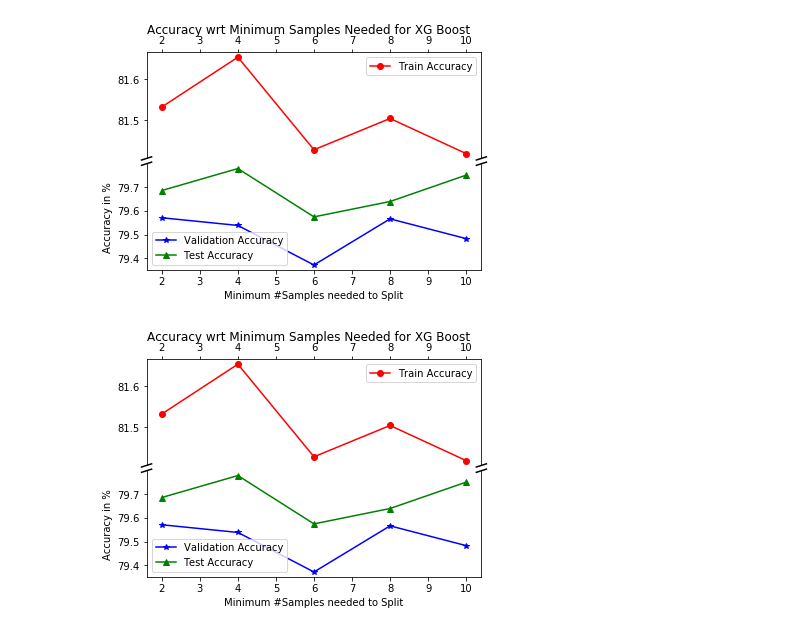
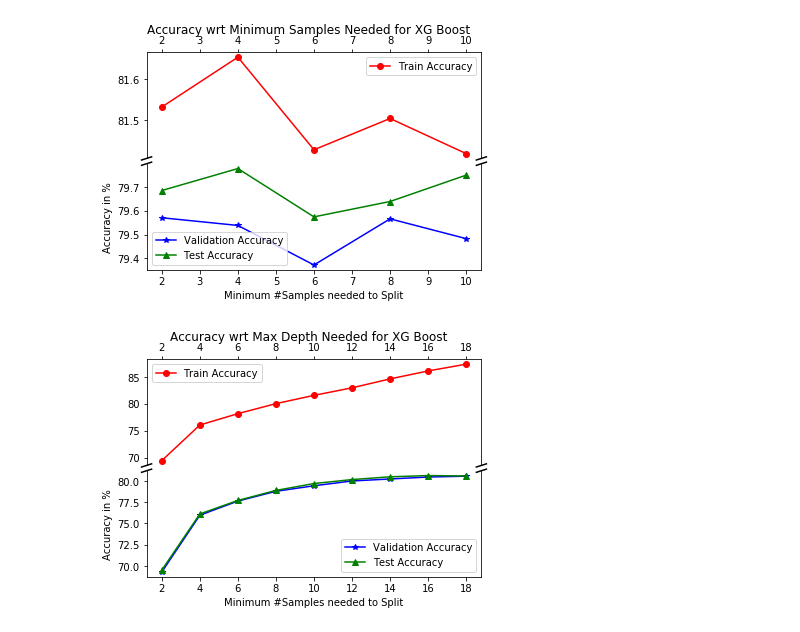
Before and after one commit to agarwal-ayushi/Machine-Learning-Assignments, a Jupyter notebook: Assignment3/partA/ques1e.ipynb, the cells around one changed output. Cells and saved outputs as stored; diff of their text form; code cells hidden in the pictures.

```diff
--- a/Assignment3/partA/ques1e.ipynb
+++ b/Assignment3/partA/ques1e.ipynb
@@ -189,36 +189,36 @@ max_dep_test_acc = [x*100 for x in max_dep_test_acc]
 # %%
 %matplotlib inline
 f, (ax1, ax2) = plt.subplots(2, 1, sharex=True)
 
-ax2.plot(mss, mss_val_acc, marker="*", c='b', label="Validation Accuracy")
-ax2.plot(mss, mss_test_acc, marker='^', c='g',label="Test Accuracy")
+ax2.plot(max_dep, max_dep_val_acc, marker="*", c='b', label="Validation Accuracy")
+ax2.plot(max_dep, max_dep_test_acc, marker='^', c='g',label="Test Accuracy")
 ax2.set_xlabel("Minimum #Samples needed to Split")
 ax2.set_ylabel("Accuracy in %")
 
-ax1.plot(mss, mss_train_acc, marker='o', c='r',label="Train Accuracy")
+ax1.plot(max_dep, max_dep_train_acc, marker='o', c='r',label="Train Accuracy")
 ax1.legend()
 
 ax1.spines['bottom'].set_visible(False)
 ax2.spines['top'].set_visible(False)
 ax1.xaxis.tick_top()
 ax1.tick_params(labeltop='off')  # don't put tick labels at the top
 ax2.xaxis.tick_bottom()
 
 d = .015  # how big to make the diagonal lines in axes coordinates
 # arguments to pass to plot, just so we don't keep repeating them
 kwargs = dict(transform=ax1.transAxes, color='k', clip_on=False)
 ax1.plot((-d, +d), (-d, +d), **kwargs)        # top-left diagonal
 ax1.plot((1 - d, 1 + d), (-d, +d), **kwargs)  # top-right diagonal
 
 kwargs.update(transform=ax2.transAxes)  # switch to the bottom axes
 ax2.plot((-d, +d), (1 - d, 1 + d), **kwargs)  # bottom-left diagonal
 ax2.plot((1 - d, 1 + d), (1 - d, 1 + d), **kwargs)  # bottom-right diagonal
 
 plt.legend()
 
-plt.suptitle("Accuracy wrt Minimum Samples Needed for XG Boost")
+plt.suptitle("Accuracy wrt Max Depth Needed for XG Boost")
 plt.subplots_adjust(hspace=0.05)
-#f.savefig("plots/partd/min_samples_senstivity.png", dpi = 1000)
+#f.savefig("plots/parte/max-depth.png", dpi = 1000)
 #plt.show()
 # %% [output]
-[figure, old version]
+[figure, new version]
```
Also changed, not shown: parts of 4 cells of this notebook, 4 other files.
